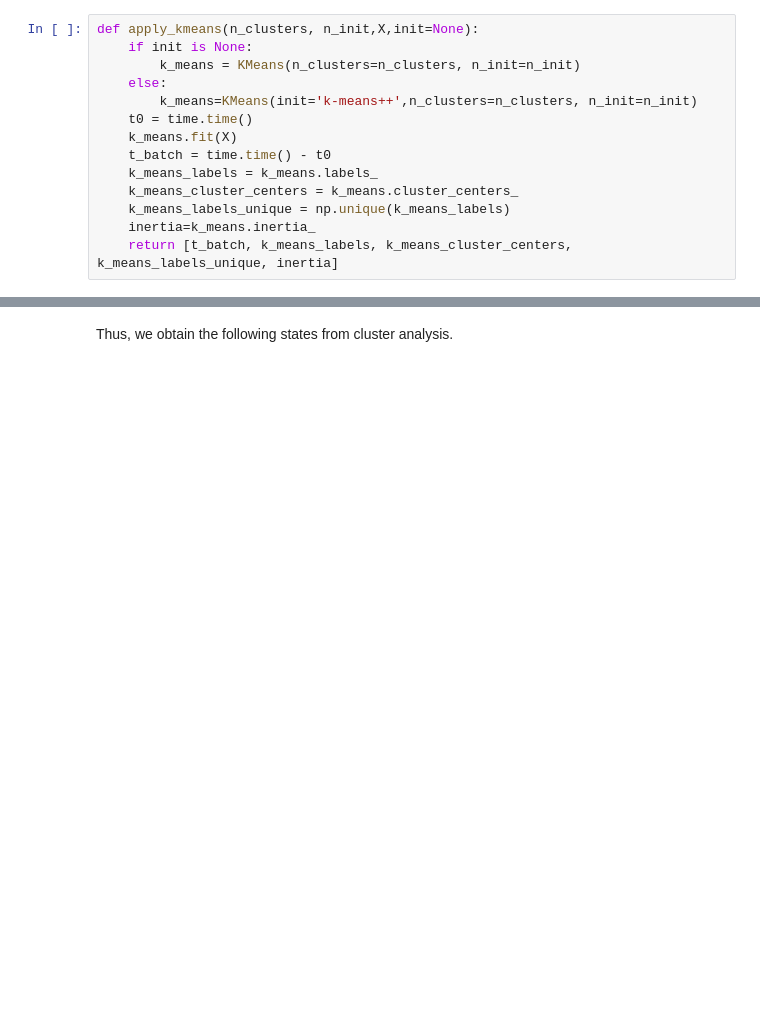
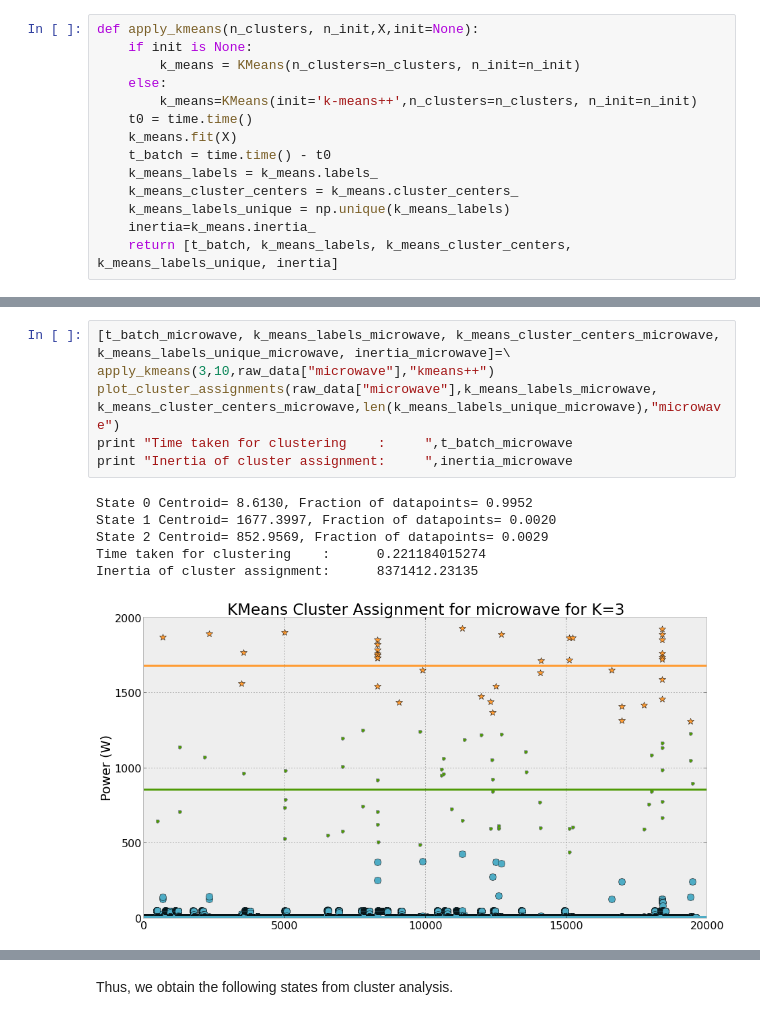
Before and after one commit to nipunbatra/nilm, a Jupyter notebook: REDD_House2_Analysis.ipynb, the cells around one changed output, grey strips where cells are left out. Drawn from its saved outputs; the diff is of its cells as text; blank space fills up the shorter version.

```diff
--- a/REDD_House2_Analysis.ipynb
+++ b/REDD_House2_Analysis.ipynb
@@ -820,0 +804,13 @@ np.savetxt('clustered_lighting',clustered_lighting)
+# %%
+[t_batch_microwave, k_means_labels_microwave, k_means_cluster_centers_microwave, k_means_labels_unique_microwave, inertia_microwave]=\
+apply_kmeans(3,10,raw_data["microwave"],"kmeans++")
+plot_cluster_assignments(raw_data["microwave"],k_means_labels_microwave, k_means_cluster_centers_microwave,len(k_means_labels_unique_microwave),"microwave")
+print "Time taken for clustering    :     ",t_batch_microwave
+print "Inertia of cluster assignment:     ",inertia_microwave
+# %% [output]
+State 0 Centroid= 8.6130, Fraction of datapoints= 0.9952
+State 1 Centroid= 1677.3997, Fraction of datapoints= 0.0020
+State 2 Centroid= 852.9569, Fraction of datapoints= 0.0029
+Time taken for clustering    :      0.221184015274
+Inertia of cluster assignment:      8371412.23135
+[figure, added]
```
Also changed, not shown: parts of 17 cells of this notebook.
